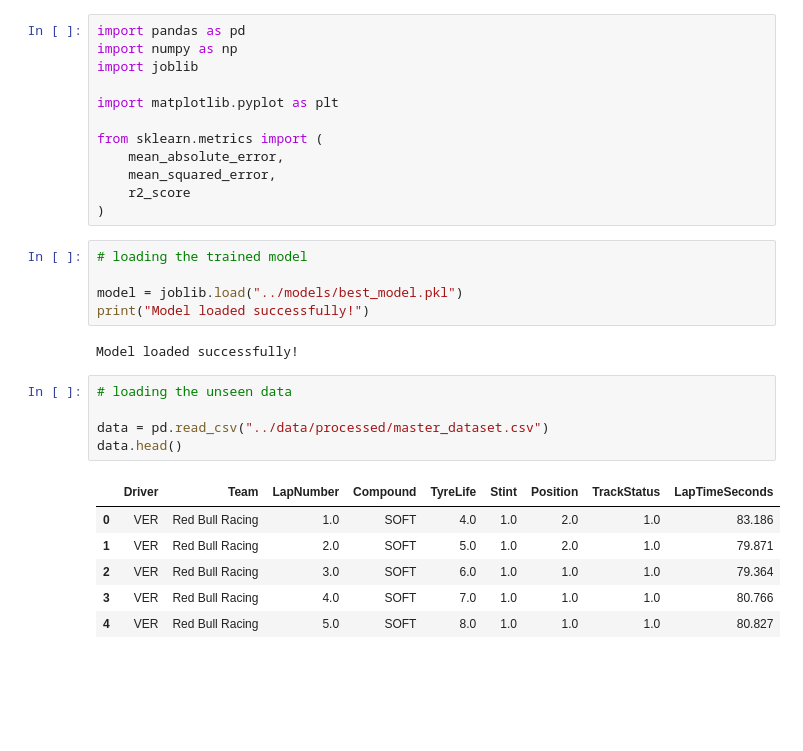
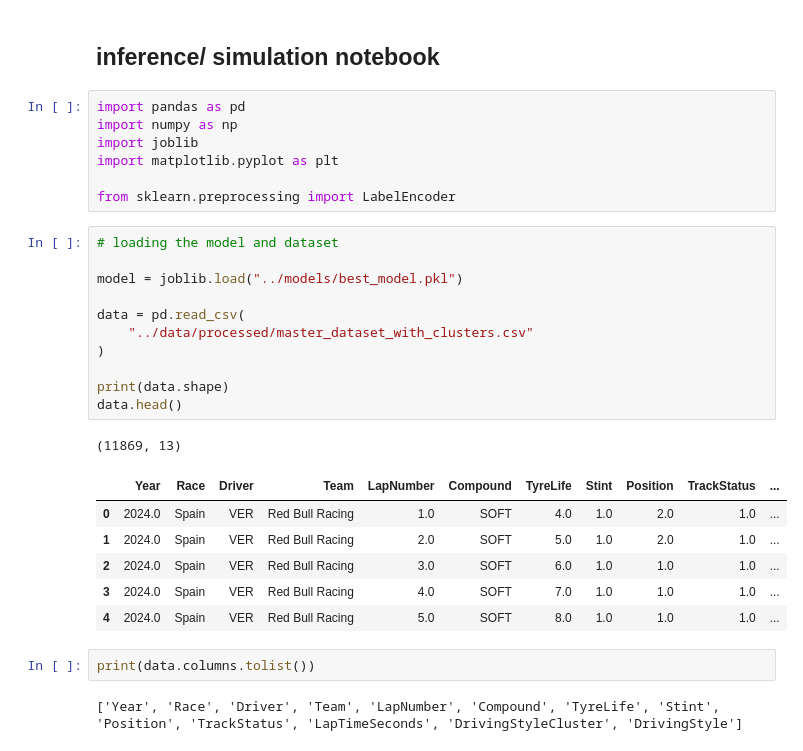
Before and after one commit to dealerrk/f1_ml_project, a Jupyter notebook: notebooks/10_final_model_pipline.ipynb, the cells around one changed output. Drawn from its saved outputs; the diff is of its cells as text; blank space fills up the shorter version.

Commit message:
Complete Notebook 09 and Notebook 10 improvements

```diff
--- a/notebooks/10_final_model_pipline.ipynb
+++ b/notebooks/10_final_model_pipline.ipynb
@@ -1,31 +1,32 @@
+# %% [markdown]
+## inference/ simulation notebook
 # %%
 import pandas as pd
 import numpy as np
 import joblib
-
 import matplotlib.pyplot as plt
 
-from sklearn.metrics import (
-    mean_absolute_error,
-    mean_squared_error,
-    r2_score
-)
+from sklearn.preprocessing import LabelEncoder
 # %%
-# loading the trained model
+# loading the model and dataset
 
 model = joblib.load("../models/best_model.pkl")
-print("Model loaded successfully!")
+
+data = pd.read_csv(
+    "../data/processed/master_dataset_with_clusters.csv"
+)
+
+print(data.shape)
+data.head()
 # %% [output]
-Model loaded successfully!
+(11869, 13)
+|  | Year | Race | Driver | Team | LapNumber | Compound | TyreLife | Stint | Position | TrackStatus | ... |
+| 0 | 2024.0 | Spain | VER | Red Bull Racing | 1.0 | SOFT | 4.0 | 1.0 | 2.0 | 1.0 | ... |
+| 1 | 2024.0 | Spain | VER | Red Bull Racing | 2.0 | SOFT | 5.0 | 1.0 | 2.0 | 1.0 | ... |
+| 2 | 2024.0 | Spain | VER | Red Bull Racing | 3.0 | SOFT | 6.0 | 1.0 | 1.0 | 1.0 | ... |
+| 3 | 2024.0 | Spain | VER | Red Bull Racing | 4.0 | SOFT | 7.0 | 1.0 | 1.0 | 1.0 | ... |
+| 4 | 2024.0 | Spain | VER | Red Bull Racing | 5.0 | SOFT | 8.0 | 1.0 | 1.0 | 1.0 | ... |
-# %%
-# loading the unseen data
-
-data = pd.read_csv("../data/processed/master_dataset.csv")
-data.head()
-# %% [output]
-|  | Driver | Team | LapNumber | Compound | TyreLife | Stint | Position | TrackStatus | LapTimeSeconds |
-| 0 | VER | Red Bull Racing | 1.0 | SOFT | 4.0 | 1.0 | 2.0 | 1.0 | 83.186 |
-| 1 | VER | Red Bull Racing | 2.0 | SOFT | 5.0 | 1.0 | 2.0 | 1.0 | 79.871 |
-| 2 | VER | Red Bull Racing | 3.0 | SOFT | 6.0 | 1.0 | 1.0 | 1.0 | 79.364 |
-| 3 | VER | Red Bull Racing | 4.0 | SOFT | 7.0 | 1.0 | 1.0 | 1.0 | 80.766 |
-| 4 | VER | Red Bull Racing | 5.0 | SOFT | 8.0 | 1.0 | 1.0 | 1.0 | 80.827 |
+# %%
+print(data.columns.tolist())
+# %% [output]
+['Year', 'Race', 'Driver', 'Team', 'LapNumber', 'Compound', 'TyreLife', 'Stint', 'Position', 'TrackStatus', 'LapTimeSeconds', 'DrivingStyleCluster', 'DrivingStyle']
```
Also changed, not shown: parts of 18 cells of this notebook, 20 other files.
